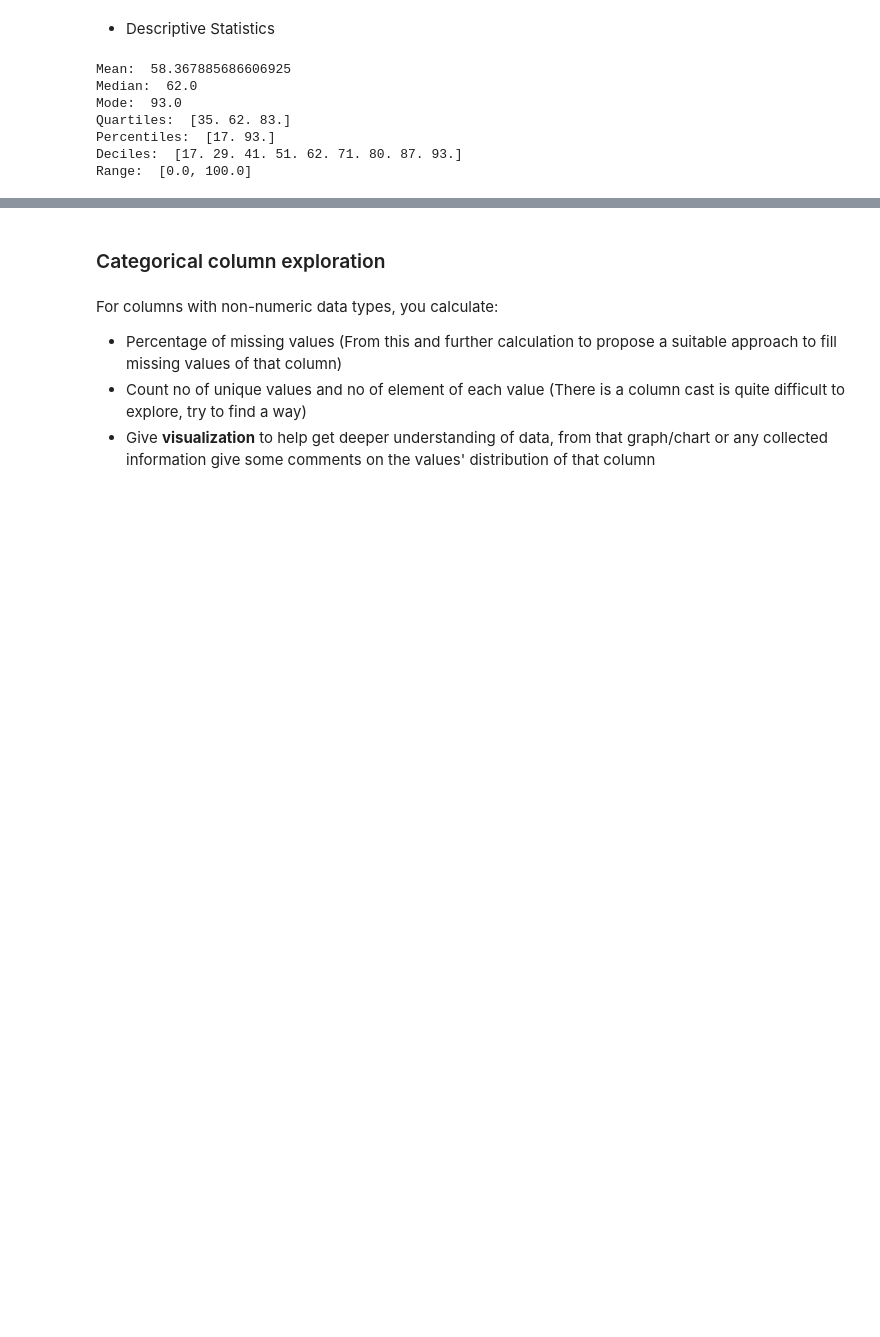
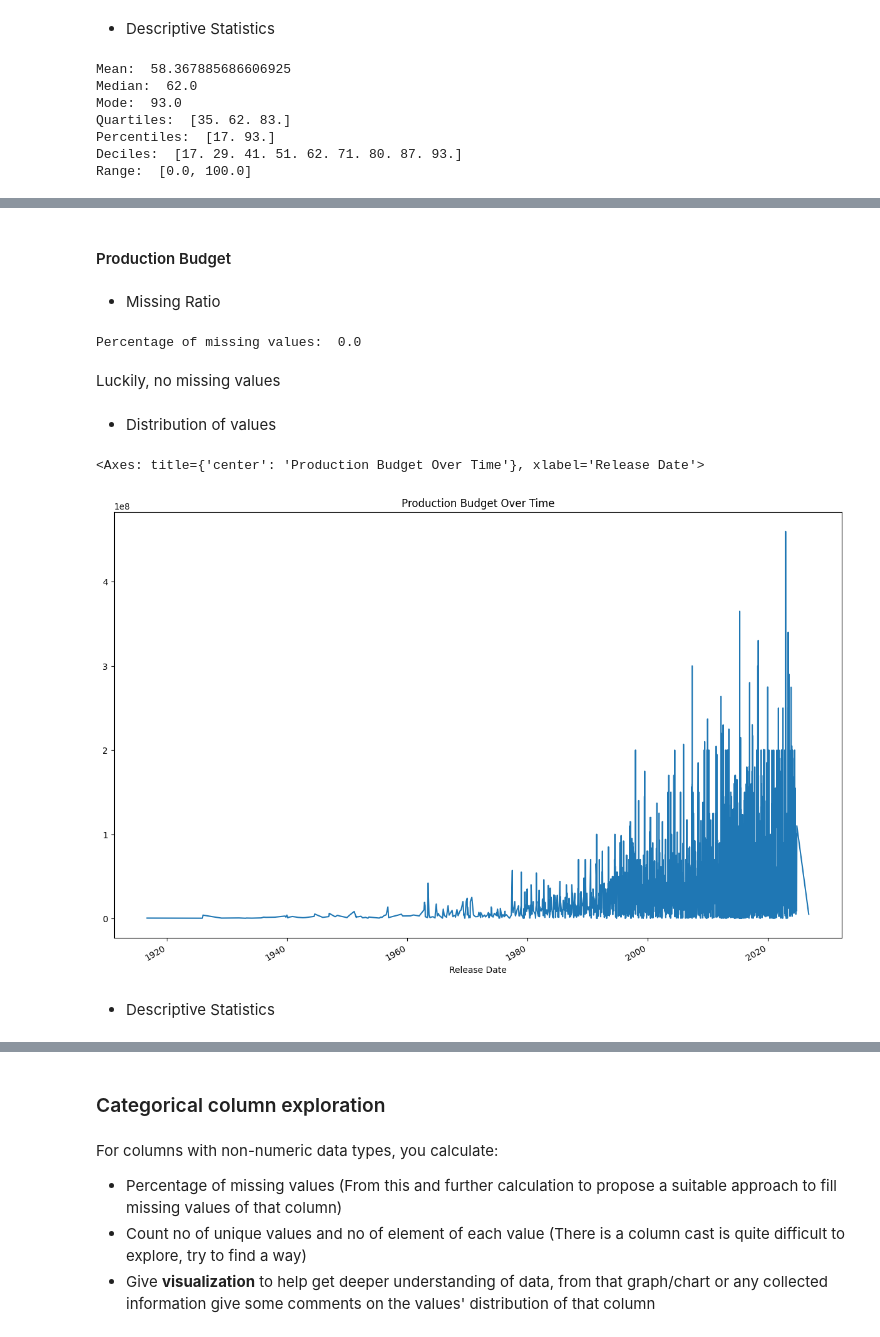
Before and after one commit to truongthuankiet1990gmailcom/Intro2DS---HCMUS---2024, a Jupyter notebook: 22127148_22127224_22127257_22127492.ipynb, the cells around one changed output, grey strips where cells are left out. Drawn from its saved outputs; the diff is of its cells as text; code cells hidden in the pictures; blank space fills up the shorter version.

```diff
--- a/22127148_22127224_22127257_22127492.ipynb
+++ b/22127148_22127224_22127257_22127492.ipynb
@@ -423,0 +564,21 @@ Range:  [0.0, 100.0]
+# %% [markdown]
+#### Production Budget
+# %% [markdown]
+- Missing Ratio
+# %%
+print("Percentage of missing values: ", raw_data['Production Budget'].isna().mean()*100)
+# %% [output]
+Percentage of missing values:  0.0
+# %% [markdown]
+Luckily, no missing values
+# %% [markdown]
+- Distribution of values
+# %%
+# Line graph of production budget over time
+fig, ax = plt.subplots(1, 1, figsize=(15, 10))
+raw_data.groupby('Release Date')['Production Budget'].mean().plot(title='Production Budget Over Time', ax=ax)
+# %% [output]
+<Axes: title={'center': 'Production Budget Over Time'}, xlabel='Release Date'>
+[figure, added]
+# %% [markdown]
+- Descriptive Statistics
```
Also changed, not shown: parts of 30 cells of this notebook.
